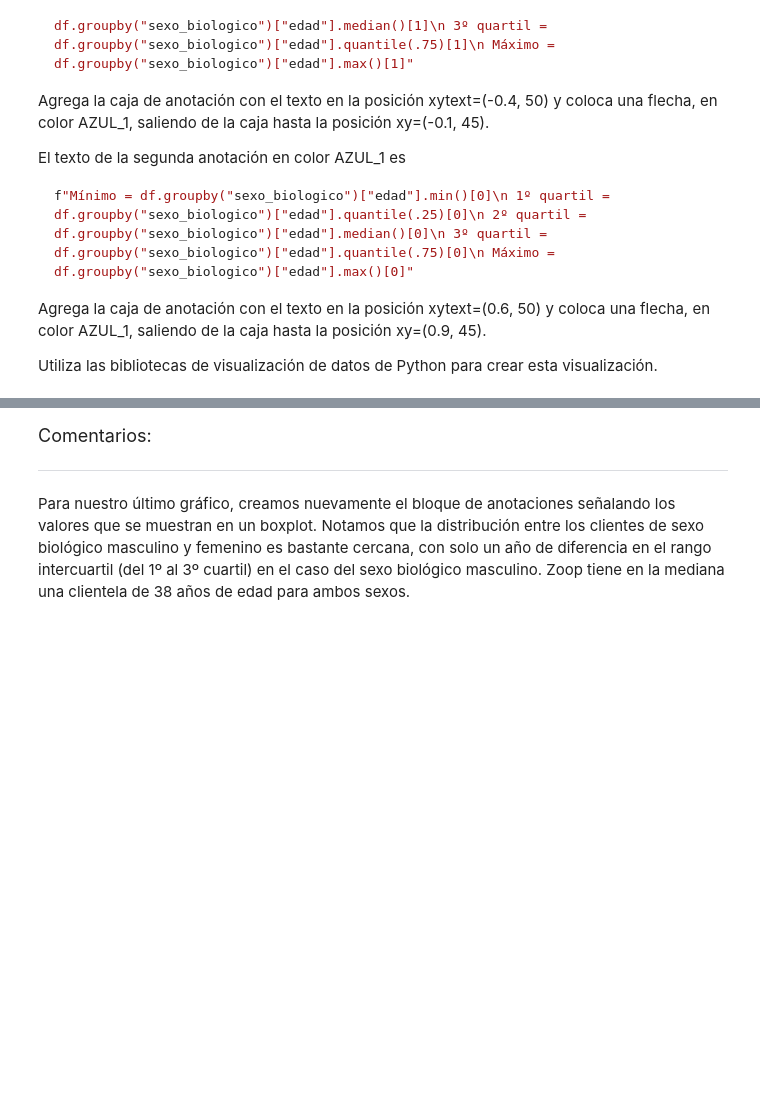
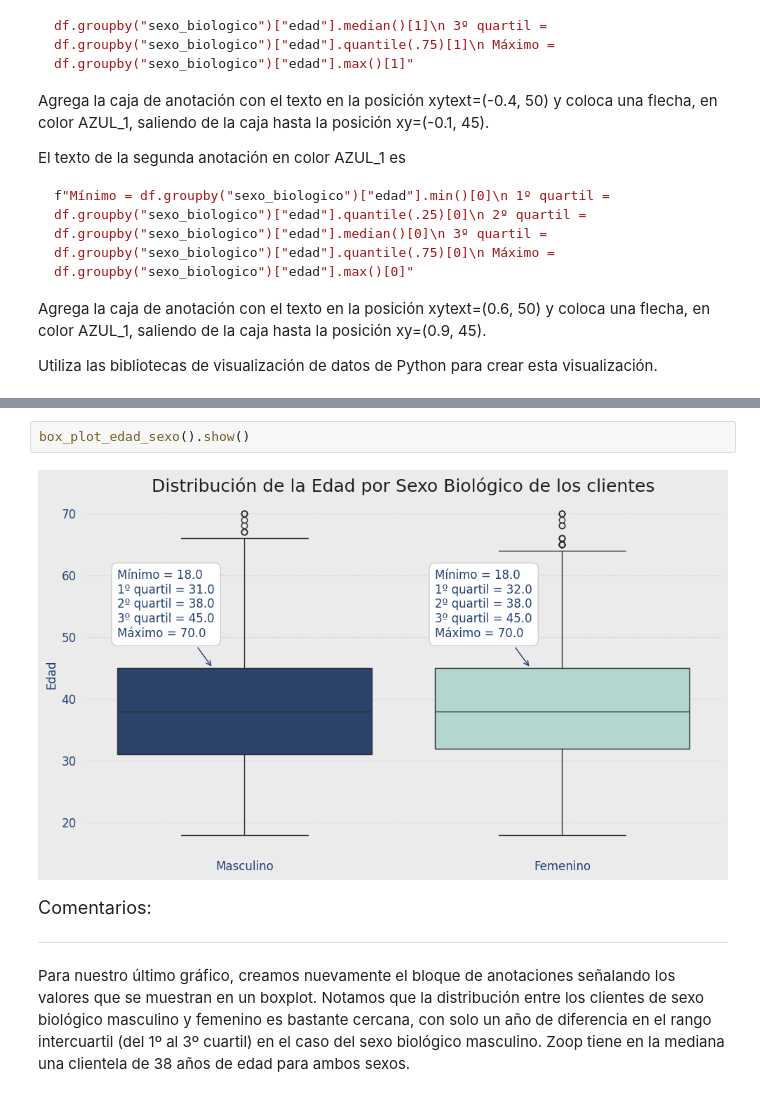
Before and after one commit to leriverah/IA-Aplicada-Ciencia-de-datos, a Jupyter notebook: IA_aplicada_a_ciencia_de_datos.ipynb, the cells around one changed output, grey strips where cells are left out. Saved outputs shown, nothing was run; the diff lists cells and outputs as text; blank space fills up the shorter version.

```diff
--- a/IA_aplicada_a_ciencia_de_datos.ipynb
+++ b/IA_aplicada_a_ciencia_de_datos.ipynb
@@ -1714,3 +1886,7 @@ Utiliza las bibliotecas de visualización de datos de Python para crear esta vis
+# %%
+box_plot_edad_sexo().show()
+# %% [output]
+[figure, added]
 # %% [markdown]
 <font color="7b71ff" size=4> Comentarios: </font>
 
```
Also changed, not shown: parts of 8 cells of this notebook.
